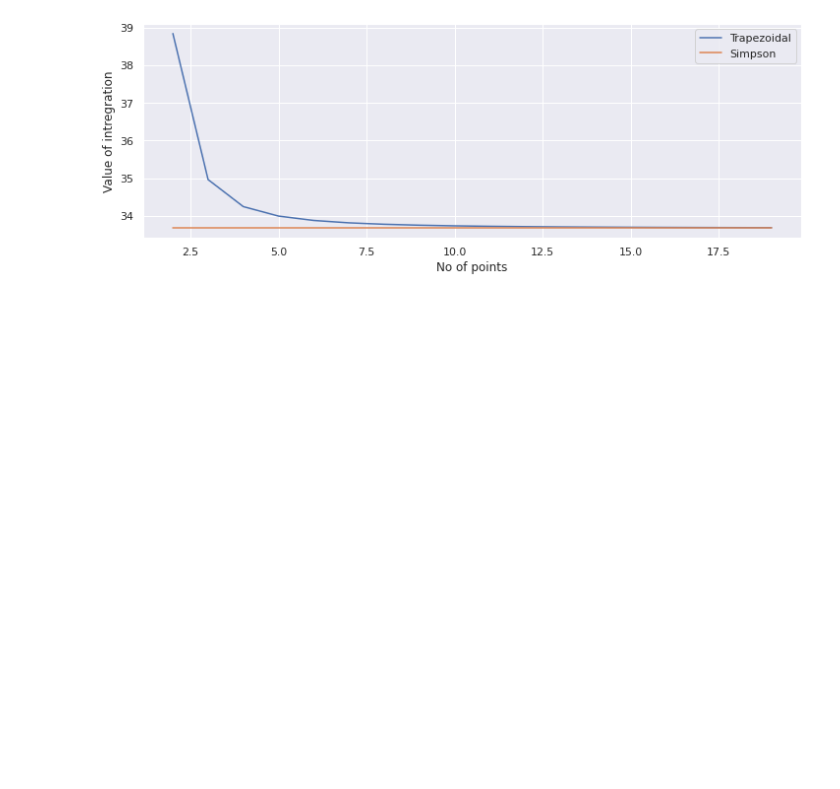
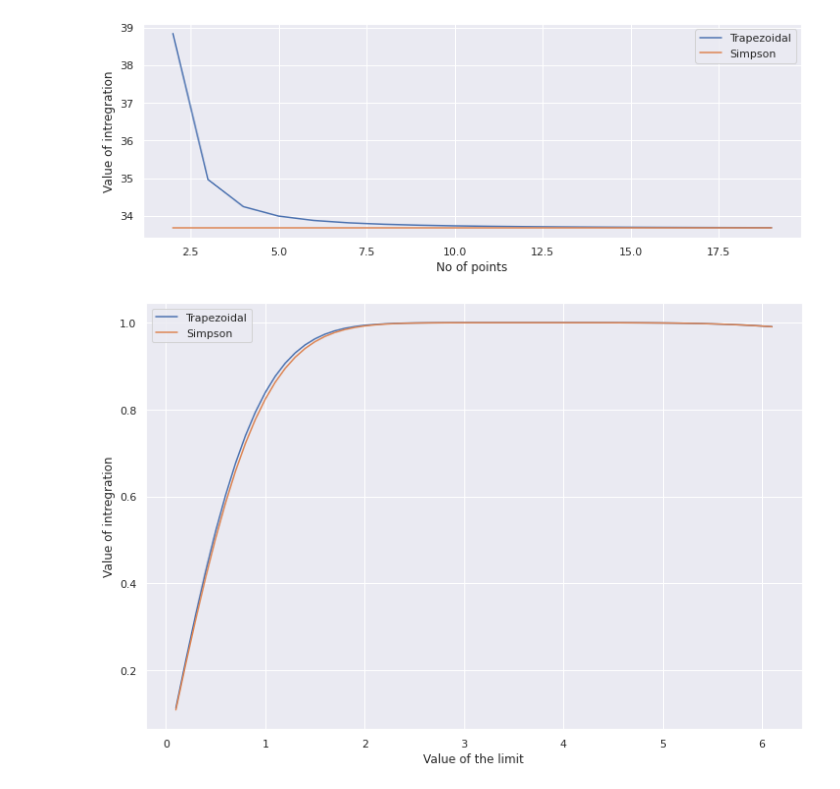
Before and after one commit to Souvik-0612/Numerical-Integration-, a Jupyter notebook: Analysis of Trapezoidal and Simpson1over3 rule.ipynb, the cells around one changed output. Drawn from its saved outputs; the diff is of its cells as text; code cells hidden in the pictures; blank space fills up the shorter version.

```diff
--- a/Analysis of Trapezoidal and Simpson1over3 rule.ipynb
+++ b/Analysis of Trapezoidal and Simpson1over3 rule.ipynb
@@ -221,3 +221,33 @@ plt.xlabel('No of points')
 plt.show()
 # %% [output]
 [figure]
+# %%
+#Function defination
+def f(x):
+    return np.exp(-x*x)/np.sqrt(np.pi)
+# no of Points
+n = 10
+
+# List to plot
+N = []
+SS = []
+TT = []
+a = 0
+while ( a < 6):
+    a += 0.1
+    S = Simpson(-a, a, n, f)
+    T = Trapezoidal(-a, a, n, f)
+    N.append(a)
+    SS.append(S)
+    TT.append(T)
+
+#Plot
+plt.rcParams["figure.figsize"] = (12,8)
+plt.plot(N, TT, label = "Trapezoidal")
+plt.plot(N, SS, label = "Simpson")
+plt.legend(loc = 'best')
+plt.ylabel("Value of intregration")
+plt.xlabel('Value of the limit')
+plt.show()
+# %% [output]
+[figure, added]
```
